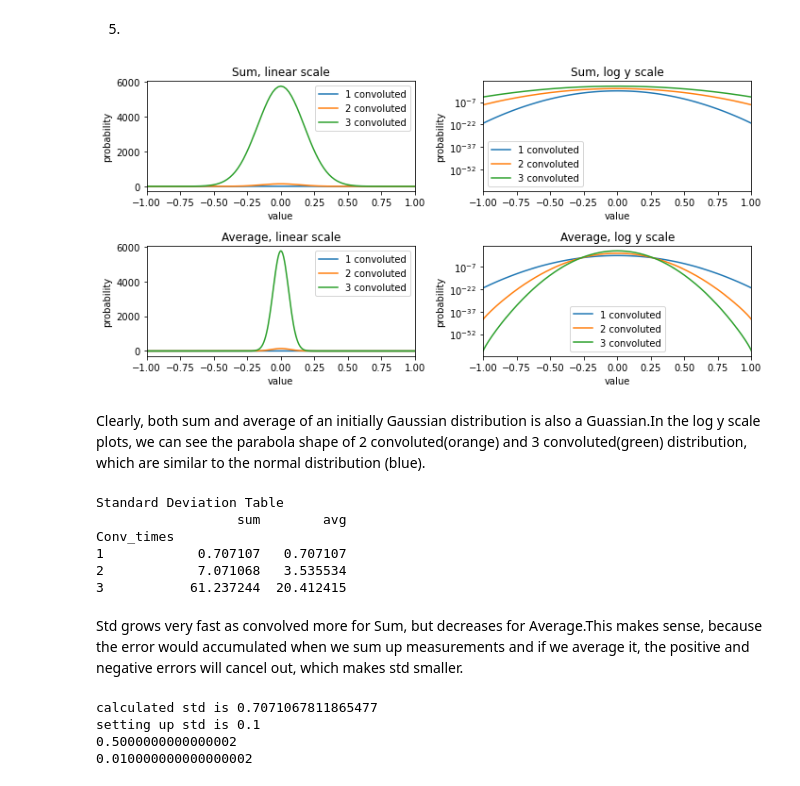
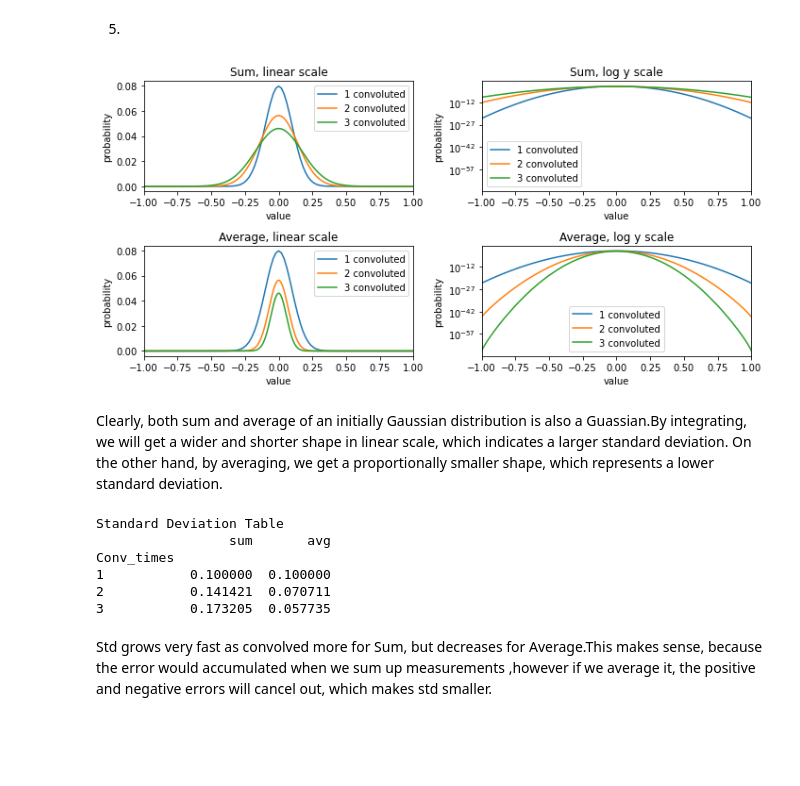
Before and after one commit to Noam-91/Advanced-Data-Analysis-Techniques-for-Large-Datasets, a Jupyter notebook: hw#2.ipynb, the cells around one changed output. Saved outputs shown, nothing was run; the diff lists cells and outputs as text; code cells hidden in the pictures; blank space fills up the shorter version.

```diff
--- a/hw#2.ipynb
+++ b/hw#2.ipynb
@@ -142,6 +142,7 @@ This one looks more like Gaussian distribution.
 # %%
 xrange = np.linspace(-1,1,101)
 pdf = stats.norm.pdf(xrange,loc=0,scale=.1)
+pdf = pdf/np.sum(pdf)                 # normalize to avoid blowing up
 conv_times = [1,2,3]
 std_dict = {'sum':[],'avg':[]}
 
@@ -153,36 +154,36 @@ ax[1,1].set_title('Average, log y scale')
 
 for i in conv_times:
     conv_pdf = pdf
     if i!=1:
         for j in range(i-1):
             conv_pdf = np.convolve(conv_pdf,pdf)
 
     sum_x = np.linspace(-1*i,1*i,conv_pdf.shape[0])
     sum_mean = np.sum(sum_x*conv_pdf)
     sum_var = np.sum((sum_x-sum_mean)**2 * conv_pdf)
     std_dict['sum'].append(np.sqrt(sum_var))
 
     avg_x = np.linspace(-1,1,conv_pdf.shape[0])
     avg_mean = np.sum(avg_x*conv_pdf)
     avg_var = np.sum((avg_x-avg_mean)**2 * conv_pdf)
     std_dict['avg'].append(np.sqrt(avg_var))
 
     ax[0,0].plot(sum_x,conv_pdf,label='%s convoluted'%i)
     ax[0,1].semilogy(sum_x,conv_pdf,label='%s convoluted'%i)
     ax[1,0].plot(avg_x,conv_pdf,label='%s convoluted'%i)
     ax[1,1].semilogy(avg_x,conv_pdf,label='%s convoluted'%i)
 
     ax[0,0].legend()
     ax[0,1].legend()
     ax[1,0].legend()
     ax[1,1].legend()
 
 plt.setp(ax, xlim=[-1,1],xlabel='value',ylabel='probability')
 plt.tight_layout()
 # %% [output]
-[figure, old version]
+[figure, new version]
-# %% [markdown]
-Clearly, both sum and average of an initially Gaussian distribution is also a Guassian.In the log y scale plots, we can see the parabola shape of 2 convoluted(orange) and 3 convoluted(green) distribution, which are similar to the normal distribution (blue).
+# %% [markdown]
+Clearly, both sum and average of an initially Gaussian distribution is also a Guassian.By integrating, we will get a wider and shorter shape in linear scale, which indicates a larger standard deviation. On the other hand, by averaging, we get a proportionally smaller shape, which represents a lower standard deviation.
 # %%
 df = pd.DataFrame(std_dict,index=conv_times)
 df.index.name = 'Conv_times'
@@ -190,29 +191,10 @@ print("Standard Deviation Table")
 print(df)
 # %% [output]
 Standard Deviation Table
-                  sum        avg
+                 sum       avg
 Conv_times
-1            0.707107   0.707107
-2            7.071068   3.535534
-3           61.237244  20.412415
+1           0.100000  0.100000
+2           0.141421  0.070711
+3           0.173205  0.057735
 # %% [markdown]
-Std grows very fast as convolved more for Sum, but decreases for Average.This makes sense, because the error would accumulated when we sum up measurements and if we average it, the positive and negative errors will cancel out, which makes std smaller.
+Std grows very fast as convolved more for Sum, but decreases for Average.This makes sense, because the error would accumulated when we sum up measurements ,however if we average it, the positive and negative errors will cancel out, which makes std smaller.
-# %%
-xrange = np.linspace(-1,1,101)
-pdf = stats.norm.pdf(xrange,loc=0,scale=.1)
-
-mean = np.sum(xrange*pdf)
-variance = np.sum((xrange-mean)**2 * pdf)
-calculated_std = np.sqrt(variance)
-std = stats.norm.std(loc=0,scale=.1)
-
-print("calculated std is %s"%calculated_std)
-print("setting up std is %s"%std)
-
-print(variance)
-print(stats.norm.var(loc=0,scale=0.1))
-# %% [output]
-calculated std is 0.7071067811865477
-setting up std is 0.1
-0.5000000000000002
-0.010000000000000002
```
